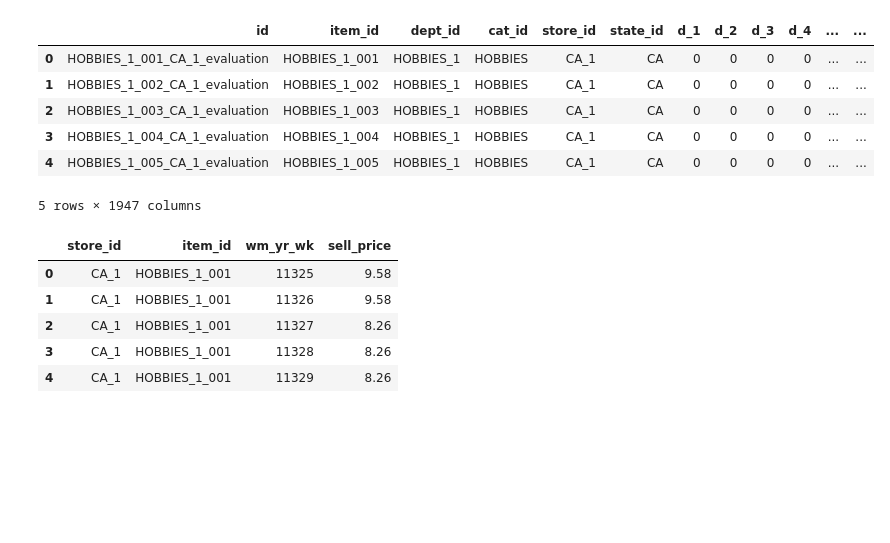
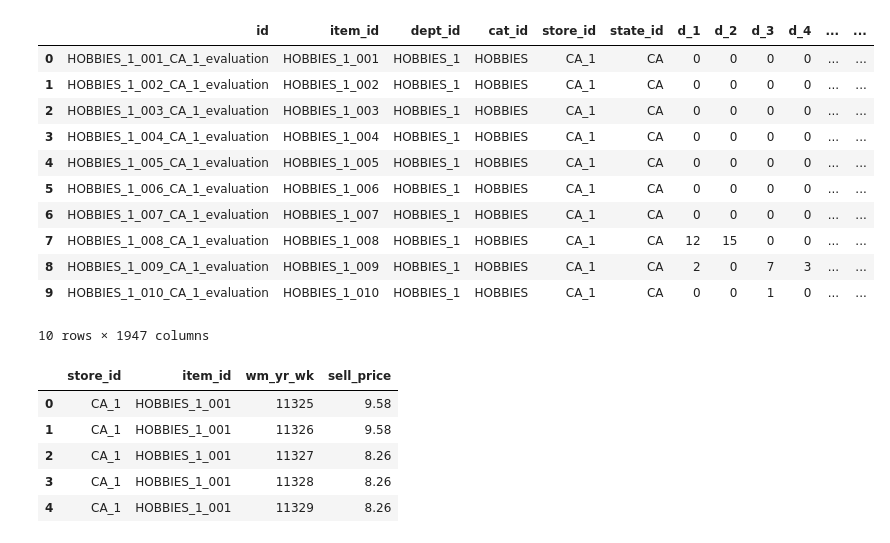
Before and after one commit to lymc33/Data_visualization, a Jupyter notebook: 2_DB_selected4vis.ipynb, the cells around one changed output. Cells and saved outputs as stored; diff of their text form; code cells hidden in the pictures; blank space fills up the shorter version.

```diff
--- a/2_DB_selected4vis.ipynb
+++ b/2_DB_selected4vis.ipynb
@@ -5,15 +5,20 @@ df1 = pd.read_csv('/Users/yairmartinez/Documents/GitHub/Data_visualization/Extra
 df2= pd.read_csv('/Users/yairmartinez/Documents/GitHub/Data_visualization/Extract/sell_prices.csv')
 df3= pd.read_csv('/Users/yairmartinez/Documents/GitHub/Data_visualization/Extract/calendar.csv')
 # %%
-df1.head()
+df1.head(10)
 # %% [output]
 |  | id | item_id | dept_id | cat_id | store_id | state_id | d_1 | d_2 | d_3 | d_4 | ... | ... |
 | 0 | HOBBIES_1_001_CA_1_evaluation | HOBBIES_1_001 | HOBBIES_1 | HOBBIES | CA_1 | CA | 0 | 0 | 0 | 0 | ... | ... |
 | 1 | HOBBIES_1_002_CA_1_evaluation | HOBBIES_1_002 | HOBBIES_1 | HOBBIES | CA_1 | CA | 0 | 0 | 0 | 0 | ... | ... |
 | 2 | HOBBIES_1_003_CA_1_evaluation | HOBBIES_1_003 | HOBBIES_1 | HOBBIES | CA_1 | CA | 0 | 0 | 0 | 0 | ... | ... |
 | 3 | HOBBIES_1_004_CA_1_evaluation | HOBBIES_1_004 | HOBBIES_1 | HOBBIES | CA_1 | CA | 0 | 0 | 0 | 0 | ... | ... |
 | 4 | HOBBIES_1_005_CA_1_evaluation | HOBBIES_1_005 | HOBBIES_1 | HOBBIES | CA_1 | CA | 0 | 0 | 0 | 0 | ... | ... |
+| 5 | HOBBIES_1_006_CA_1_evaluation | HOBBIES_1_006 | HOBBIES_1 | HOBBIES | CA_1 | CA | 0 | 0 | 0 | 0 | ... | ... |
+| 6 | HOBBIES_1_007_CA_1_evaluation | HOBBIES_1_007 | HOBBIES_1 | HOBBIES | CA_1 | CA | 0 | 0 | 0 | 0 | ... | ... |
+| 7 | HOBBIES_1_008_CA_1_evaluation | HOBBIES_1_008 | HOBBIES_1 | HOBBIES | CA_1 | CA | 12 | 15 | 0 | 0 | ... | ... |
+| 8 | HOBBIES_1_009_CA_1_evaluation | HOBBIES_1_009 | HOBBIES_1 | HOBBIES | CA_1 | CA | 2 | 0 | 7 | 3 | ... | ... |
+| 9 | HOBBIES_1_010_CA_1_evaluation | HOBBIES_1_010 | HOBBIES_1 | HOBBIES | CA_1 | CA | 0 | 0 | 1 | 0 | ... | ... |
-5 rows × 1947 columns
+10 rows × 1947 columns
 # %%
 df2.head()
 # %% [output]
```
Also changed, not shown: parts of 9 cells of this notebook, 1 other file.
